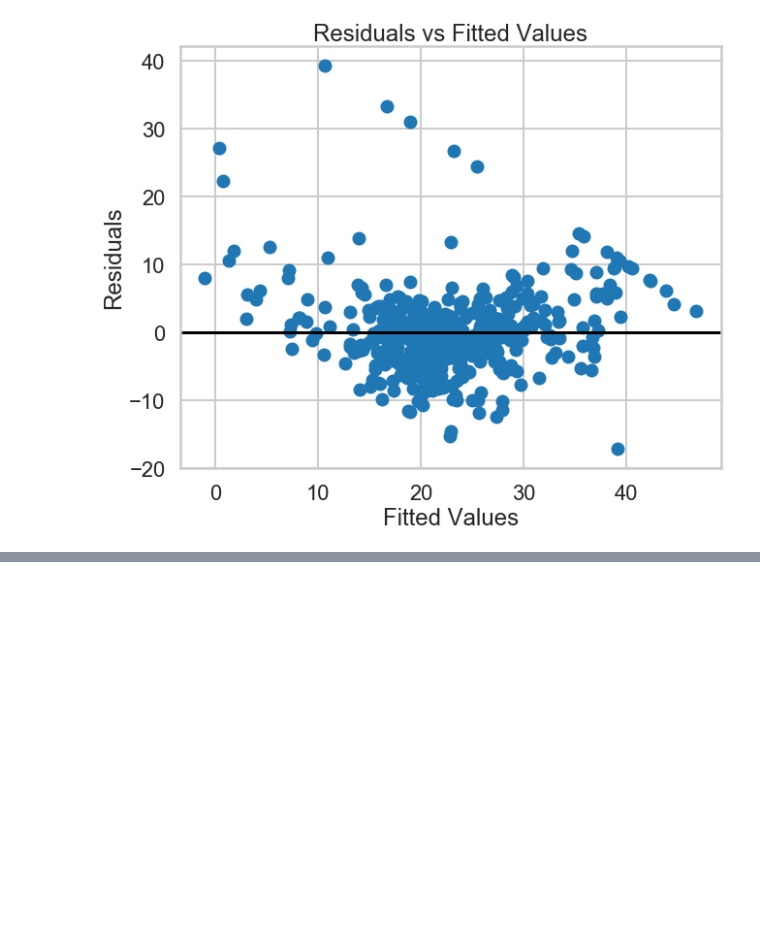
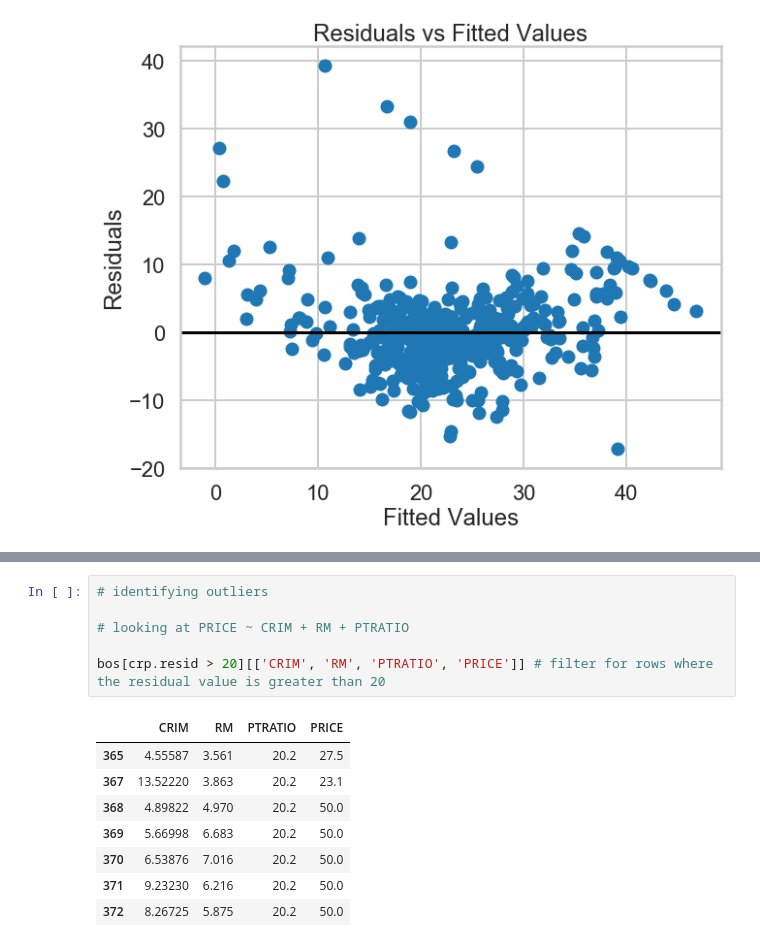
Before and after one commit to annafin/Springboard-Data-Science, a Jupyter notebook: unit_10_machine_learning/linear_regression/mini_project_linear_regression.ipynb, the cells around one changed output, grey strips where cells are left out. Saved outputs shown, nothing was run; the diff lists cells and outputs as text; blank space fills up the shorter version.

```diff
--- a/unit_10_machine_learning/linear_regression/mini_project_linear_regression.ipynb
+++ b/unit_10_machine_learning/linear_regression/mini_project_linear_regression.ipynb
@@ -946,0 +961,15 @@ plt.show()
+# %%
+# identifying outliers
+
+# looking at PRICE ~ CRIM + RM + PTRATIO
+
+bos[crp.resid > 20][['CRIM', 'RM', 'PTRATIO', 'PRICE']] # filter for rows where the residual value is greater than 20
+# %% [output]
+|  | CRIM | RM | PTRATIO | PRICE |
+| 365 | 4.55587 | 3.561 | 20.2 | 27.5 |
+| 367 | 13.52220 | 3.863 | 20.2 | 23.1 |
+| 368 | 4.89822 | 4.970 | 20.2 | 50.0 |
+| 369 | 5.66998 | 6.683 | 20.2 | 50.0 |
+| 370 | 6.53876 | 7.016 | 20.2 | 50.0 |
+| 371 | 9.23230 | 6.216 | 20.2 | 50.0 |
+| 372 | 8.26725 | 5.875 | 20.2 | 50.0 |
```
Also changed, not shown: parts of 5 cells of this notebook.
